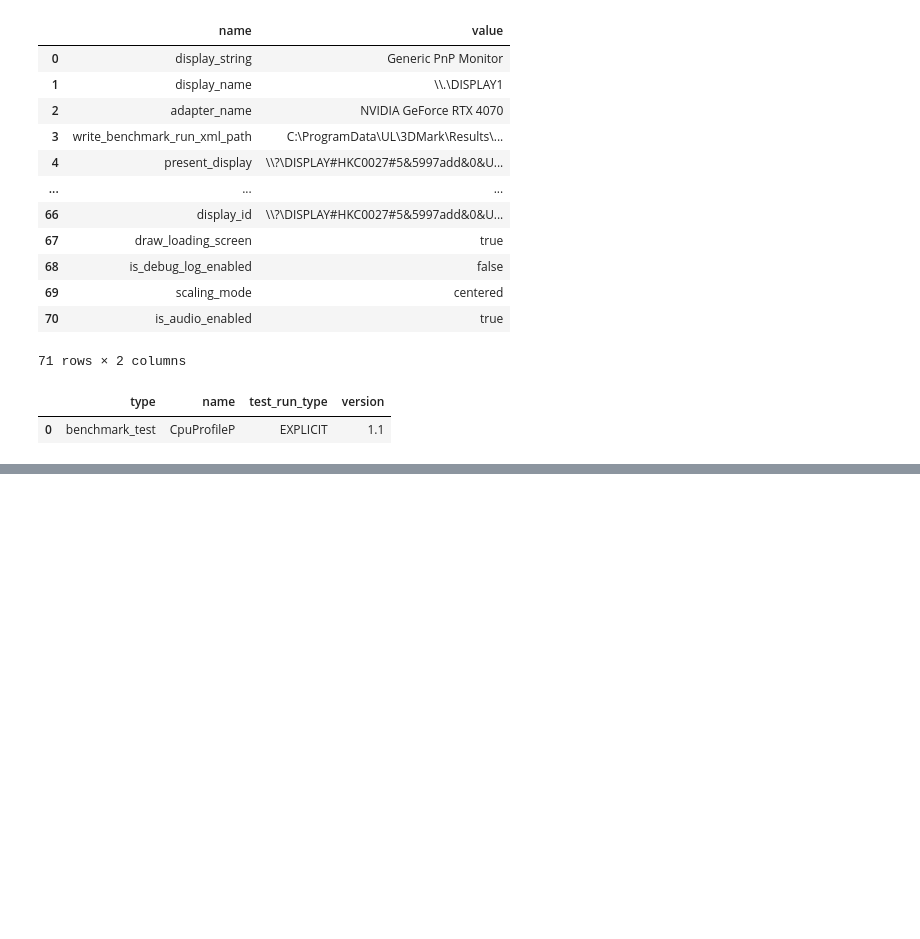
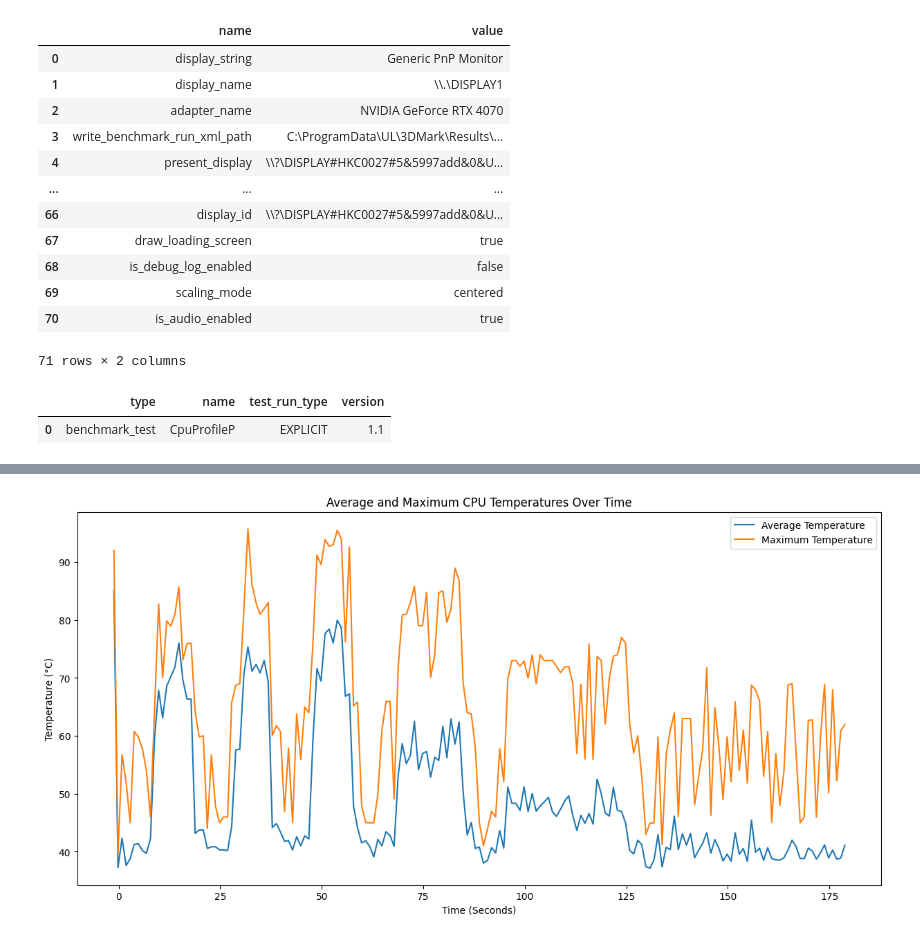
Before and after one commit to Gaboelc/3DMark-Analyzer, a Jupyter notebook: EDA.ipynb, the cells around one changed output, grey strips where cells are left out. Drawn from its saved outputs; the diff is of its cells as text; code cells hidden in the pictures; blank space fills up the shorter version.

```diff
--- a/EDA.ipynb
+++ b/EDA.ipynb
@@ -220,0 +300,14 @@ df_test_info
+# %%
+df_cpu['Avg_Temperature'] = df_cpu[temp_columns].mean(axis=1)
+df_cpu['Max_Temperature'] = df_cpu[temp_columns].max(axis=1)
+
+plt.figure(figsize=(15, 7))
+plt.plot(time, df_cpu['Avg_Temperature'], label='Average Temperature')
+plt.plot(time, df_cpu['Max_Temperature'], label='Maximum Temperature')
+plt.xlabel('Time (Seconds)')
+plt.ylabel('Temperature (°C)')
+plt.title('Average and Maximum CPU Temperatures Over Time')
+plt.legend()
+plt.show()
+# %% [output]
+[figure, added]
```
Also changed, not shown: parts of 9 cells of this notebook, 1 other file.
